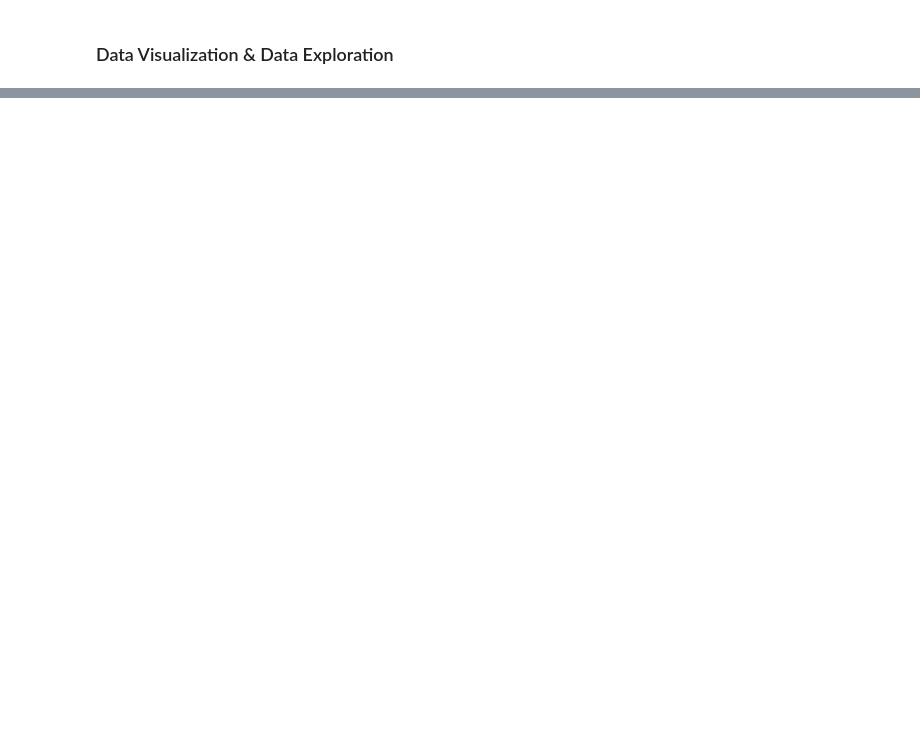
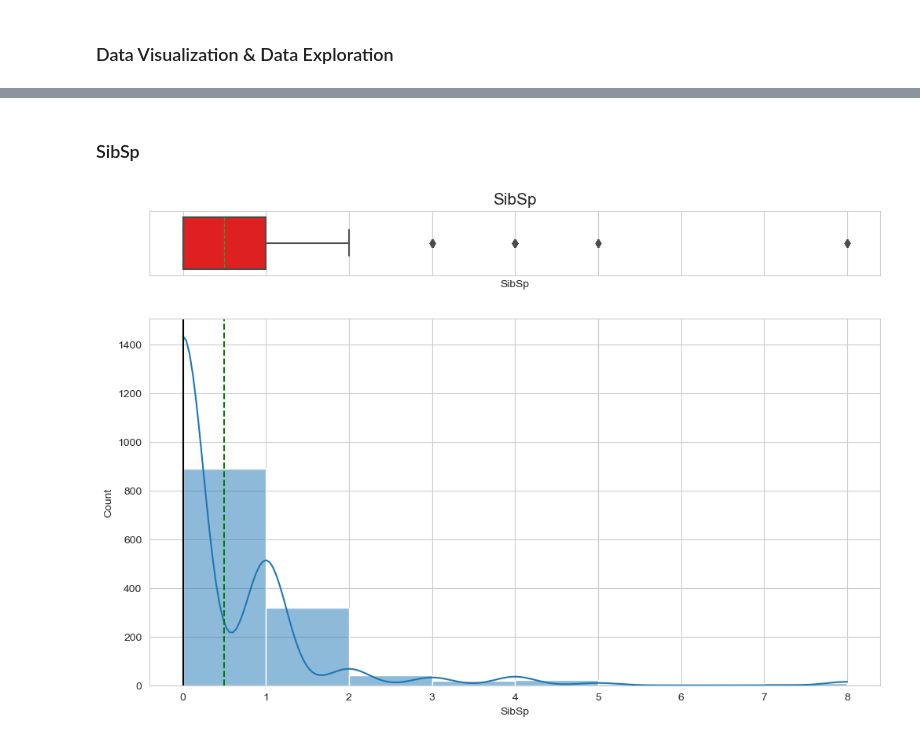
Before and after one commit to ArthurXia1031/Data_Science_Project, a Jupyter notebook: machine_learning/Supervised_Learning/Titanic/final_practice/titanic_ml.ipynb, the cells around one changed output, grey strips where cells are left out. Cells and saved outputs as stored; diff of their text form; code cells hidden in the pictures; blank space fills up the shorter version.

```diff
--- a/machine_learning/Supervised_Learning/Titanic/final_practice/titanic_ml.ipynb
+++ b/machine_learning/Supervised_Learning/Titanic/final_practice/titanic_ml.ipynb
@@ -171,0 +267,6 @@ def labeled_barplot(data, feature, perc=False, n=None):
+# %% [markdown]
+### SibSp
+# %%
+histogram_boxplot(full, 'SibSp', kde=True, bins=8)
+# %% [output]
+[figure, added]
```
Also changed, not shown: parts of 30 cells of this notebook.
